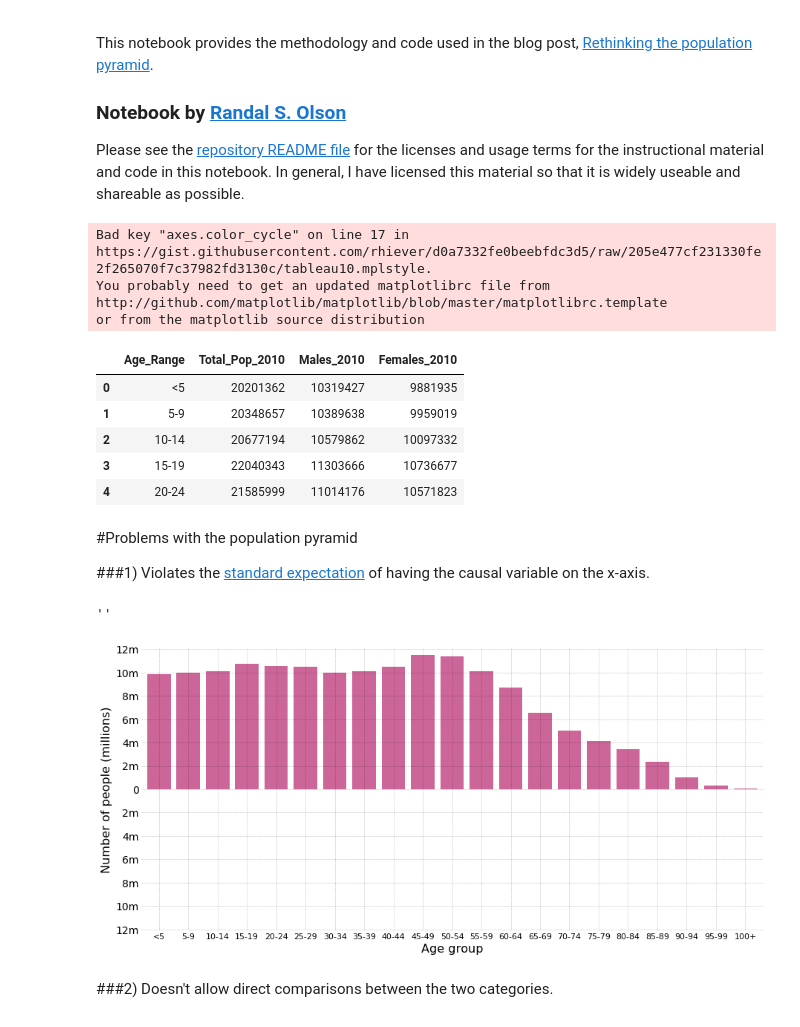
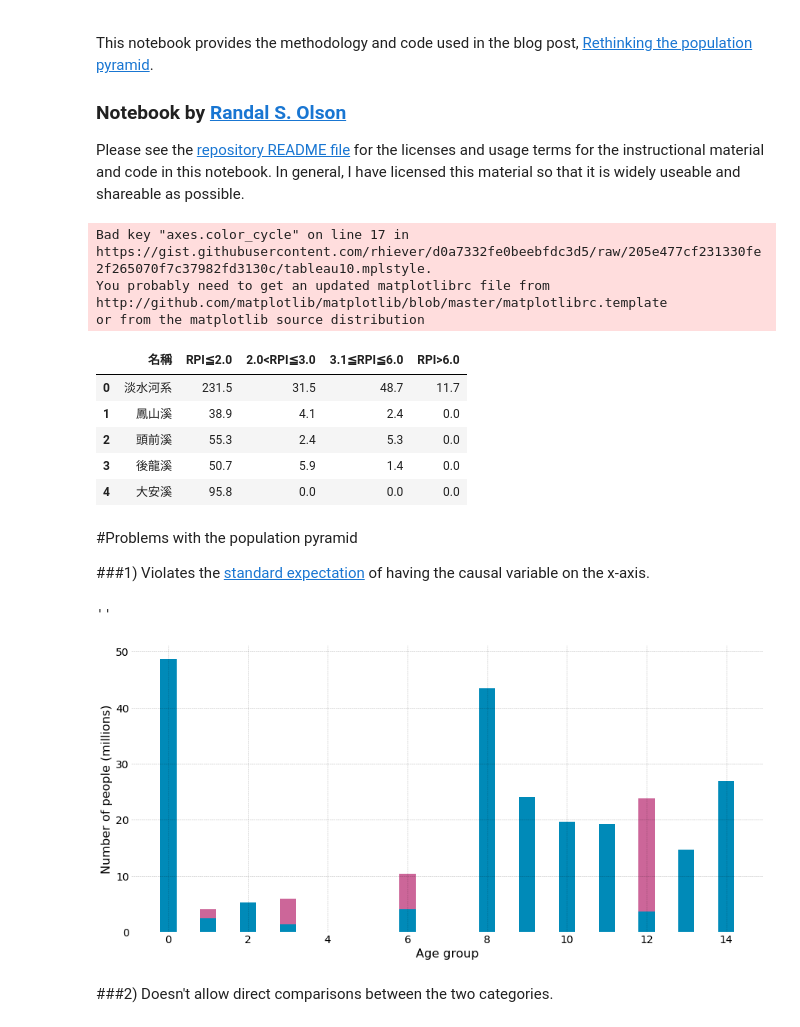
Before and after one commit to aesophor/DataScience, a Jupyter notebook: 01 Numerical/Rethinking the population pyramid.ipynb, the cells around one changed output. Cells and saved outputs as stored; diff of their text form; code cells hidden in the pictures.

Commit message:
Added river pollution data

```diff
--- a/01 Numerical/Rethinking the population pyramid.ipynb
+++ b/01 Numerical/Rethinking the population pyramid.ipynb
@@ -15,7 +15,7 @@ import numpy as np
 # This is a custom matplotlib style that I use for most of my charts
 plt.style.use('https://gist.githubusercontent.com/rhiever/d0a7332fe0beebfdc3d5/raw/205e477cf231330fe2f265070f7c37982fd3130c/tableau10.mplstyle')
 
-age_gender_data = pd.read_csv('http://www.randalolson.com/wp-content/uploads/us-age-gender-breakdown.csv')
+age_gender_data = pd.read_csv('https://raw.githubusercontent.com/aesophor/DataScience/master/01%20Numerical/river_pollution.csv')
 age_gender_data.head()
 # %% [output]
 Bad key "axes.color_cycle" on line 17 in
@@ -23,12 +23,12 @@ https://gist.githubusercontent.com/rhiever/d0a7332fe0beebfdc3d5/raw/205e477cf231
 You probably need to get an updated matplotlibrc file from
 http://github.com/matplotlib/matplotlib/blob/master/matplotlibrc.template
 or from the matplotlib source distribution
-|  | Age_Range | Total_Pop_2010 | Males_2010 | Females_2010 |
-| 0 | <5 | 20201362 | 10319427 | 9881935 |
-| 1 | 5-9 | 20348657 | 10389638 | 9959019 |
-| 2 | 10-14 | 20677194 | 10579862 | 10097332 |
-| 3 | 15-19 | 22040343 | 11303666 | 10736677 |
-| 4 | 20-24 | 21585999 | 11014176 | 10571823 |
+|  | 名稱 | RPI≦2.0 | 2.0<RPI≦3.0 | 3.1≦RPI≦6.0 | RPI>6.0 |
+| 0 | 淡水河系 | 231.5 | 31.5 | 48.7 | 11.7 |
+| 1 | 鳳山溪 | 38.9 | 4.1 | 2.4 | 0.0 |
+| 2 | 頭前溪 | 55.3 | 2.4 | 5.3 | 0.0 |
+| 3 | 後龍溪 | 50.7 | 5.9 | 1.4 | 0.0 |
+| 4 | 大安溪 | 95.8 | 0.0 | 0.0 | 0.0 |
 # %% [markdown]
 #Problems with the population pyramid
 
@@ -36,25 +36,25 @@ or from the matplotlib source distribution
 # %%
 fig = plt.figure(figsize=(15, 7))
 ax1 = fig.add_subplot(111)
 
 for (i, row) in age_gender_data.iterrows():
-    plt.bar([i, i], [row['Females_2010'], -row['Males_2010']],
-            color=['#CC6699', '#008AB8'], width=0.8, align='center', edgecolor='none')
+    plt.bar([i, i, i, i], [row['RPI≦2.0'], row['2.0<RPI≦3.0'], row['3.1≦RPI≦6.0'], row['RPI>6.0,']],
+            color=['#CC6699', '#008AB8', '#2A2D3A', '#B6C4FF'], width=0.4, align='center', edgecolor='none')
 
-plt.xlim(-0.6, 20.6)
-plt.ylim(-12.1e6, 12.1e6)
+#plt.xlim(-0.6, 20.6)
+#plt.ylim(-12.1e6, 12.1e6)
 #plt.grid(False, axis='x')
-plt.xticks(np.arange(0, 21), age_gender_data['Age_Range'], fontsize=11)
-plt.yticks(np.arange(-12e6, 13e6, 2e6),
-           ['{}m'.format(int(abs(x) / 1e6)) if x != 0 else 0 for x in np.arange(-12e6, 13e6, 2e6)])
+#plt.xticks(np.arange(0, 21), age_gender_data['Age_Range'], fontsize=11)
+#plt.yticks(np.arange(-12e6, 13e6, 2e6),
+#           ['{}m'.format(int(abs(x) / 1e6)) if x != 0 else 0 for x in np.arange(-12e6, 13e6, 2e6)])
 plt.xlabel('Age group')
 plt.ylabel('Number of people (millions)')
 
 plt.savefig('pop_pyramid_rotated.pdf')
 ;
 # %% [output]
 ''
-[figure, old version]
+[figure, new version]
 # %% [markdown]
 ###2) Doesn't allow direct comparisons between the two categories.
 # %%
```
Also changed, not shown: 2 other files.
